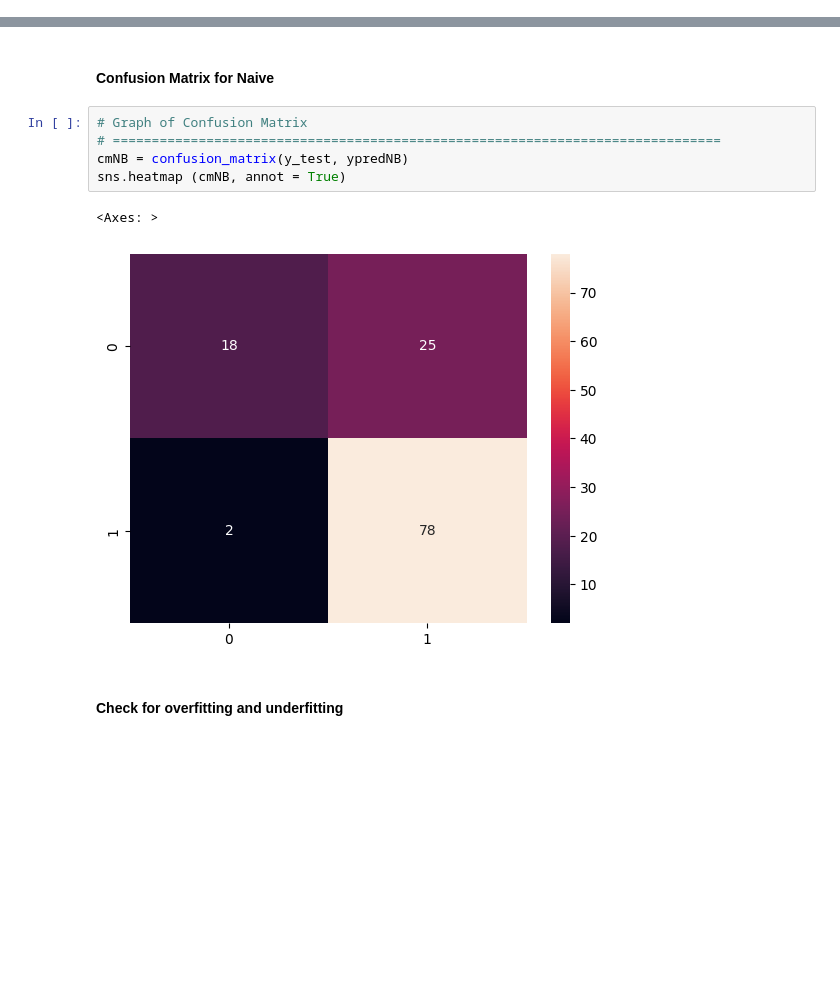
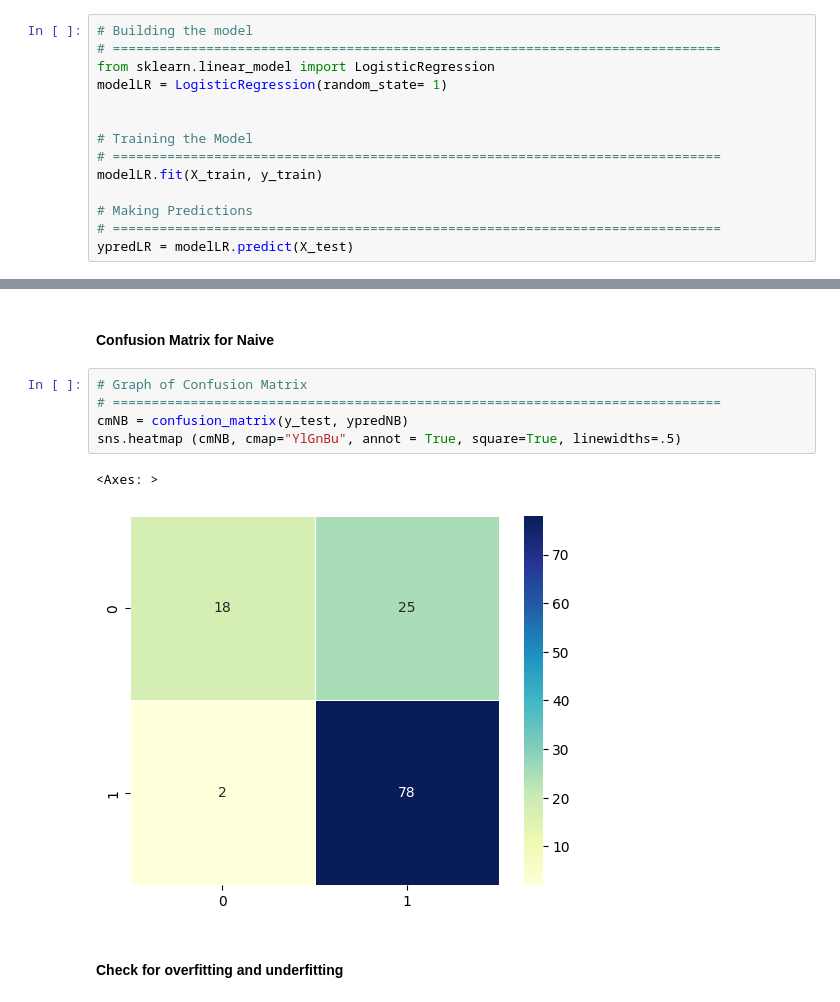
Before and after one commit to Supeernov-a/Loan-Prediction, a Jupyter notebook: Project_Loan_Predictions.ipynb, the cells around one changed output, grey strips where cells are left out. Cells and saved outputs as stored; diff of their text form; blank space fills up the shorter version.

```diff
--- a/Project_Loan_Predictions.ipynb
+++ b/Project_Loan_Predictions.ipynb
@@ -461,0 +469,14 @@ F1-score= \frac{\text{Recall*Precision}}{\text{Recall+Precision}}
+# %%
+# Building the model
+# ==============================================================================
+from sklearn.linear_model import LogisticRegression
+modelLR = LogisticRegression(random_state= 1)
+
+
+# Training the Model
+# ==============================================================================
+modelLR.fit(X_train, y_train)
+
+# Making Predictions
+# ==============================================================================
+ypredLR = modelLR.predict(X_test)
@@ -504,11 +575,11 @@ F1-score_Naive Bayes : 0.852
 # %%
 # Graph of Confusion Matrix
 # ==============================================================================
 cmNB = confusion_matrix(y_test, ypredNB)
-sns.heatmap (cmNB, annot = True)
+sns.heatmap (cmNB, cmap="YlGnBu", annot = True, square=True, linewidths=.5)
 # %% [output]
 <Axes: >
-[figure, old version]
+[figure, new version]
 # %% [markdown]
 #### **Check for overfitting and underfitting**
 # %%
```
Also changed, not shown: parts of 17 cells of this notebook.
